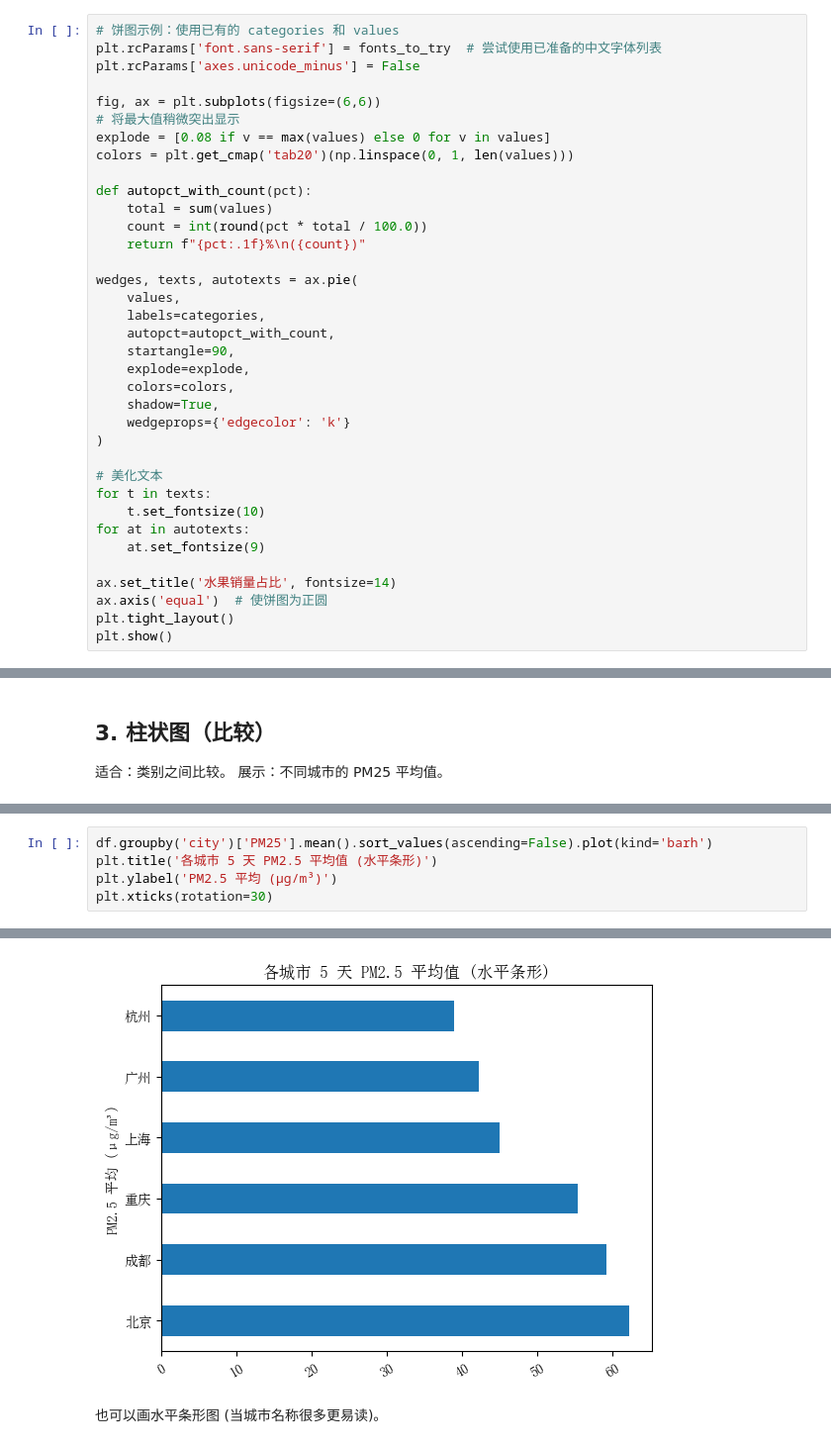
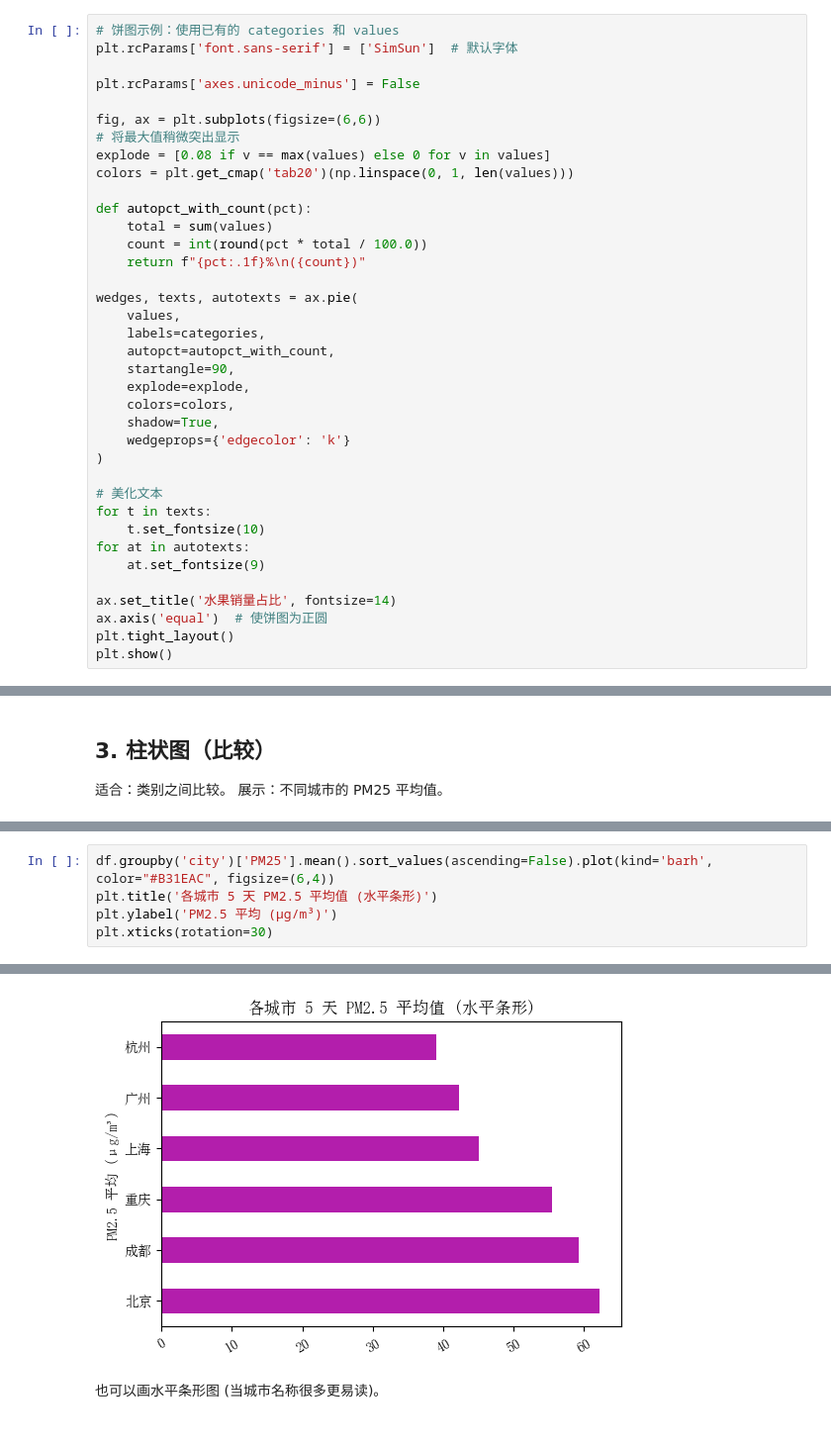
Before and after one commit to zhouxzh/python-data-analysis, a Jupyter notebook: notebooks/Day05_visualization.ipynb, the cells around one changed output, grey strips where cells are left out. Shown at 99% size. Drawn from its saved outputs; the diff is of its cells as text.

```diff
--- a/notebooks/Day05_visualization.ipynb
+++ b/notebooks/Day05_visualization.ipynb
@@ -125,7 +125,8 @@ plt.show()
 - 美化标签字体，设置标题，并保证饼图为正圆。
 # %%
 # 饼图示例：使用已有的 categories 和 values
-plt.rcParams['font.sans-serif'] = fonts_to_try  # 尝试使用已准备的中文字体列表
+plt.rcParams['font.sans-serif'] = ['SimSun']  # 默认字体
+
 plt.rcParams['axes.unicode_minus'] = False
 
 fig, ax = plt.subplots(figsize=(6,6))
@@ -286,19 +283,19 @@ plt.show()
 # %%
-df.groupby('city')['PM25'].mean().sort_values(ascending=False).plot(kind='barh')
+df.groupby('city')['PM25'].mean().sort_values(ascending=False).plot(kind='barh', color="#B31EAC", figsize=(6,4))
 plt.title('各城市 5 天 PM2.5 平均值 (水平条形)')
 plt.ylabel('PM2.5 平均 (μg/m³)')
 plt.xticks(rotation=30)
 # %% [output]
 (array([ 0., 10., 20., 30., 40., 50., 60., 70.]),
  [Text(0.0, 0, '0'),
   Text(10.0, 0, '10'),
   Text(20.0, 0, '20'),
   Text(30.0, 0, '30'),
   Text(40.0, 0, '40'),
   Text(50.0, 0, '50'),
   Text(60.0, 0, '60'),
   Text(70.0, 0, '70')])
-[figure, old version]
+[figure, new version]
 # %% [markdown]
 也可以画水平条形图 (当城市名称很多更易读)。
 # %%
```
Also changed, not shown: parts of 8 cells of this notebook, 11 other files.
